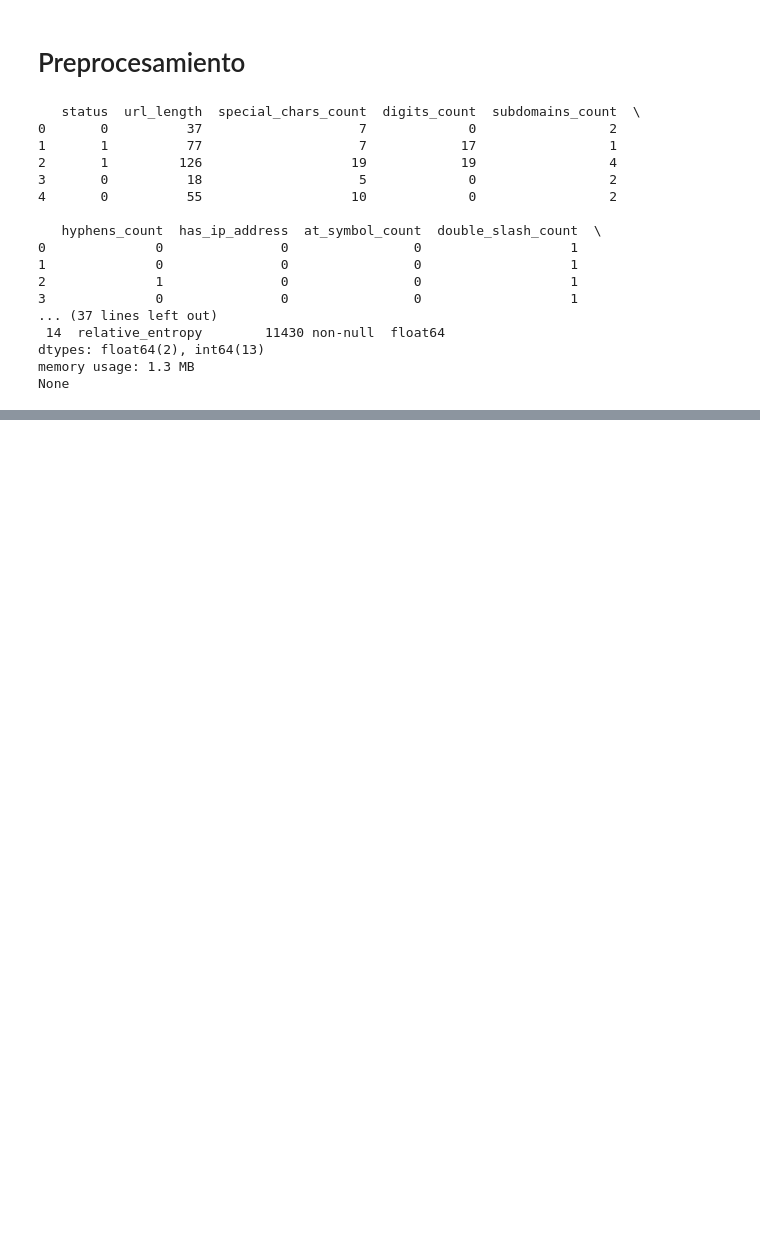
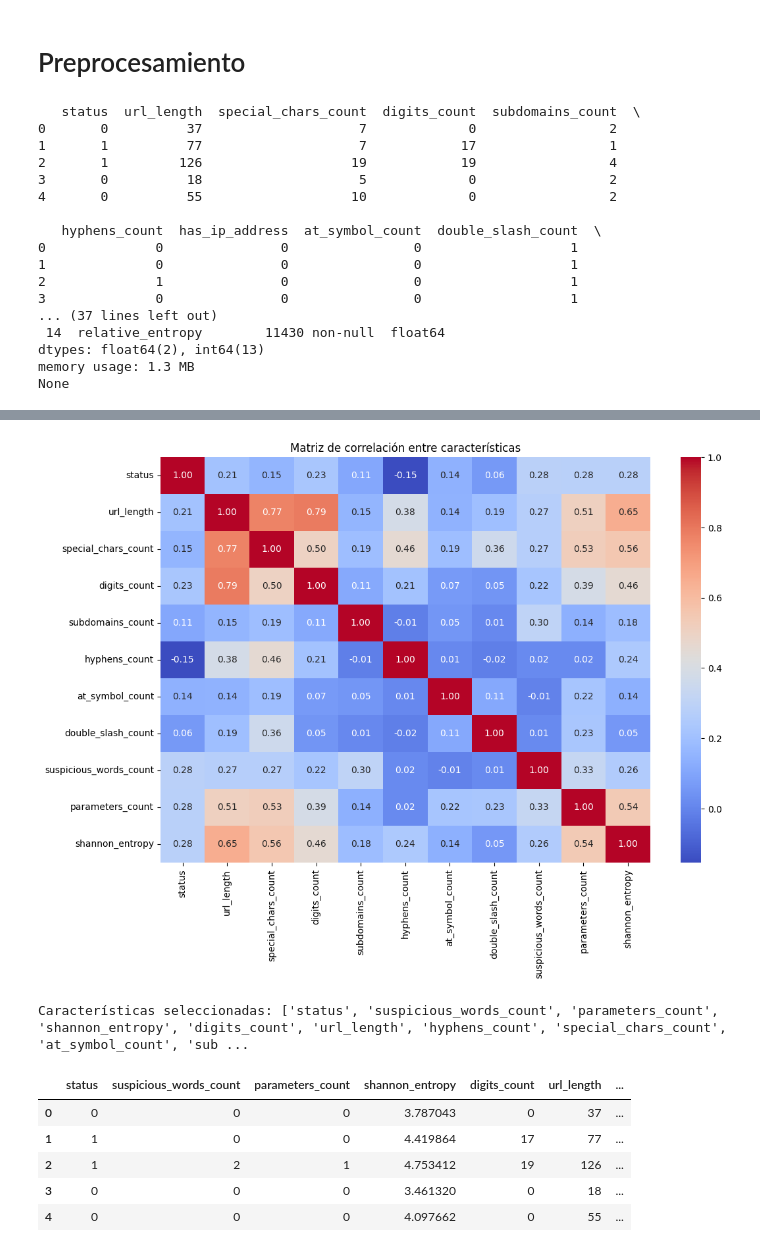
Before and after one commit to AGM54/Phishing-detection, a Jupyter notebook: Phising_Detection.ipynb, the cells around one changed output, grey strips where cells are left out. Cells and saved outputs as stored; diff of their text form; code cells hidden in the pictures; blank space fills up the shorter version.

```diff
--- a/Phising_Detection.ipynb
+++ b/Phising_Detection.ipynb
@@ -239,0 +248,42 @@ None
+# %%
+import pandas as pd
+import seaborn as sns
+import matplotlib.pyplot as plt
+
+
+
+constant_columns = [col for col in df.columns if df[col].nunique() == 1]
+
+
+variance = df.var()
+
+
+low_variance_columns = variance[variance < 0.01].index.tolist()
+df_filtered = df.drop(columns=constant_columns + low_variance_columns, errors='ignore')
+df_filtered = df_filtered.drop_duplicates()
+
+
+plt.figure(figsize=(12, 8))
+sns.heatmap(df_filtered.corr(), annot=True, cmap="coolwarm", fmt=".2f")
+plt.title("Matriz de correlación entre características")
+plt.show()
+
+if 'status' in df_filtered.columns:
+    correlation_with_target = df_filtered.corr()['status'].abs().sort_values(ascending=False)
+    selected_features = correlation_with_target[correlation_with_target > 0.1].index.tolist()
+    df_selected = df_filtered[selected_features]
+else:
+    selected_features = df_filtered.columns.tolist()
+    df_selected = df_filtered
+
+print("Características seleccionadas:", selected_features)
+df_selected.head()
+# %% [output]
+[figure, added]
+Características seleccionadas: ['status', 'suspicious_words_count', 'parameters_count', 'shannon_entropy', 'digits_count', 'url_length', 'hyphens_count', 'special_chars_count', 'at_symbol_count', 'sub ...
+|  | status | suspicious_words_count | parameters_count | shannon_entropy | digits_count | url_length | ... |
+| 0 | 0 | 0 | 0 | 3.787043 | 0 | 37 | ... |
+| 1 | 1 | 0 | 0 | 4.419864 | 17 | 77 | ... |
+| 2 | 1 | 2 | 1 | 4.753412 | 19 | 126 | ... |
+| 3 | 0 | 0 | 0 | 3.461320 | 0 | 18 | ... |
+| 4 | 0 | 0 | 0 | 4.097662 | 0 | 55 | ... |
```
Also changed, not shown: parts of 2 cells of this notebook.
